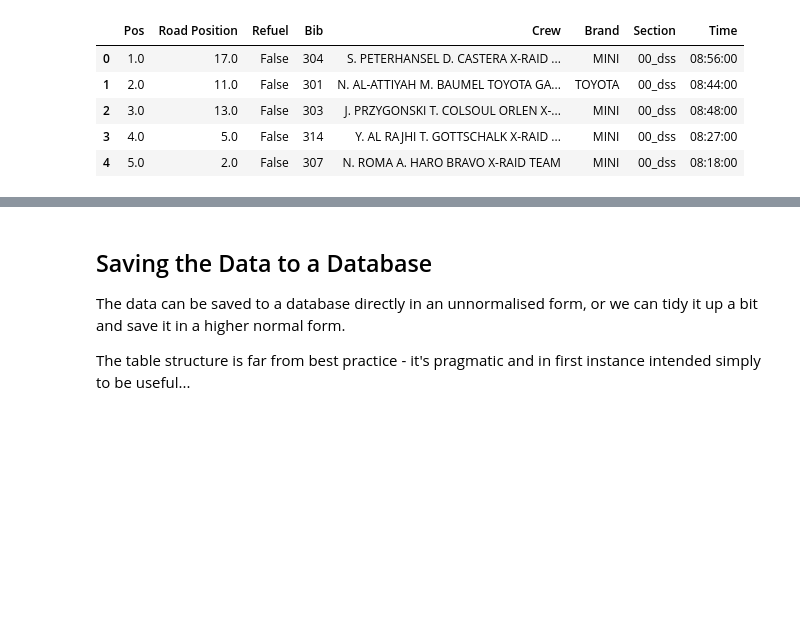
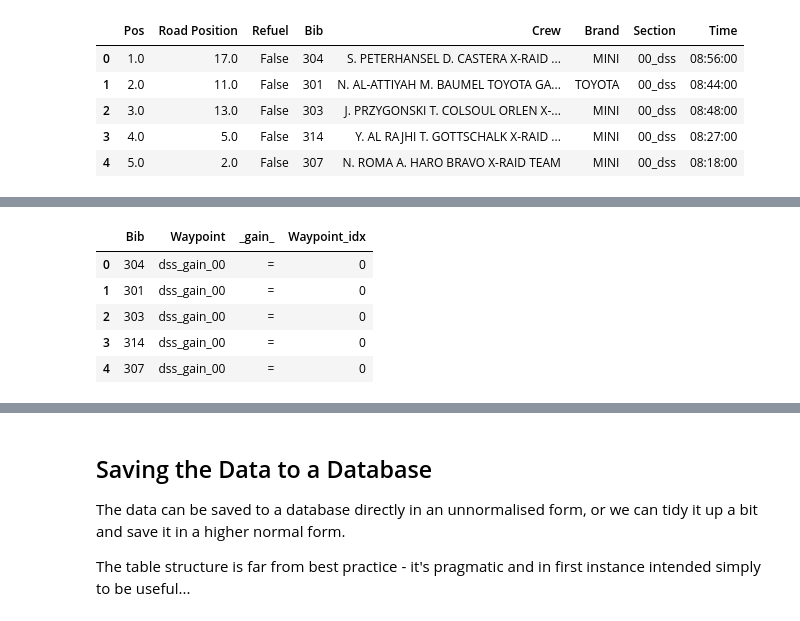
Before and after one commit to psychemedia/WRC_sketches, a Jupyter notebook: doodles/Dakar Rally.ipynb, the cells around one changed output, grey strips where cells are left out. Cells and saved outputs as stored; diff of their text form; code cells hidden in the pictures; blank space fills up the shorter version.

```diff
--- a/doodles/Dakar Rally.ipynb
+++ b/doodles/Dakar Rally.ipynb
@@ -620,6 +650,19 @@ t_data_long.head()
 | 97 | 3.0 | 303 | 13.0 | False | J. PRZYGONSKI T. COLSOUL ORLEN X-... | MINI | 01_wp1 | 00:18:35 |
 | 98 | 4.0 | 314 | 5.0 | False | Y. AL RAJHI T. GOTTSCHALK X-RAID ... | MINI | 01_wp1 | 00:18:23 |
 | 99 | 5.0 | 307 | 2.0 | False | N. ROMA A. HARO BRAVO X-RAID TEAM | MINI | 01_wp1 | 00:18:52 |
+# %%
+t_data2 = get_annotated_timing_data(STAGE,vtype=VTYPE, timerank='time', kind='full')[TIME]
+display(_typ_long(t_data2, '_gain_').head())
+#_pos_, _raw_, _gain_
+#Clear down
+t_data2 = None
+# %% [output]
+|  | Bib | Waypoint | _gain_ | Waypoint_idx |
+| 0 | 304 | dss_gain_00 | = | 0 |
+| 1 | 301 | dss_gain_00 | = | 0 |
+| 2 | 303 | dss_gain_00 | = | 0 |
+| 3 | 314 | dss_gain_00 | = | 0 |
+| 4 | 307 | dss_gain_00 | = | 0 |
 # %%
 def get_long_annotated_timing_data(stage,vtype='car', timerank='time', kind='simple'):
     ''' Get annotated timing dataframe and convert it to long format. '''
```
Also changed, not shown: parts of 16 cells of this notebook.
